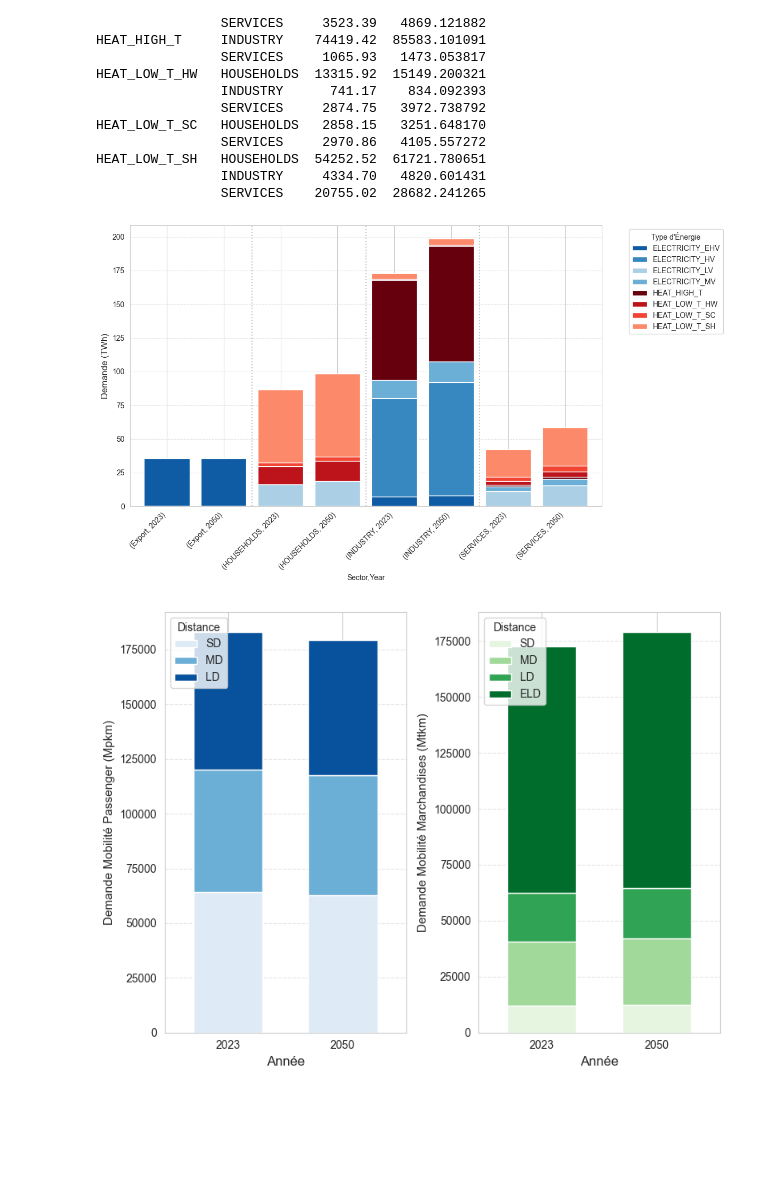
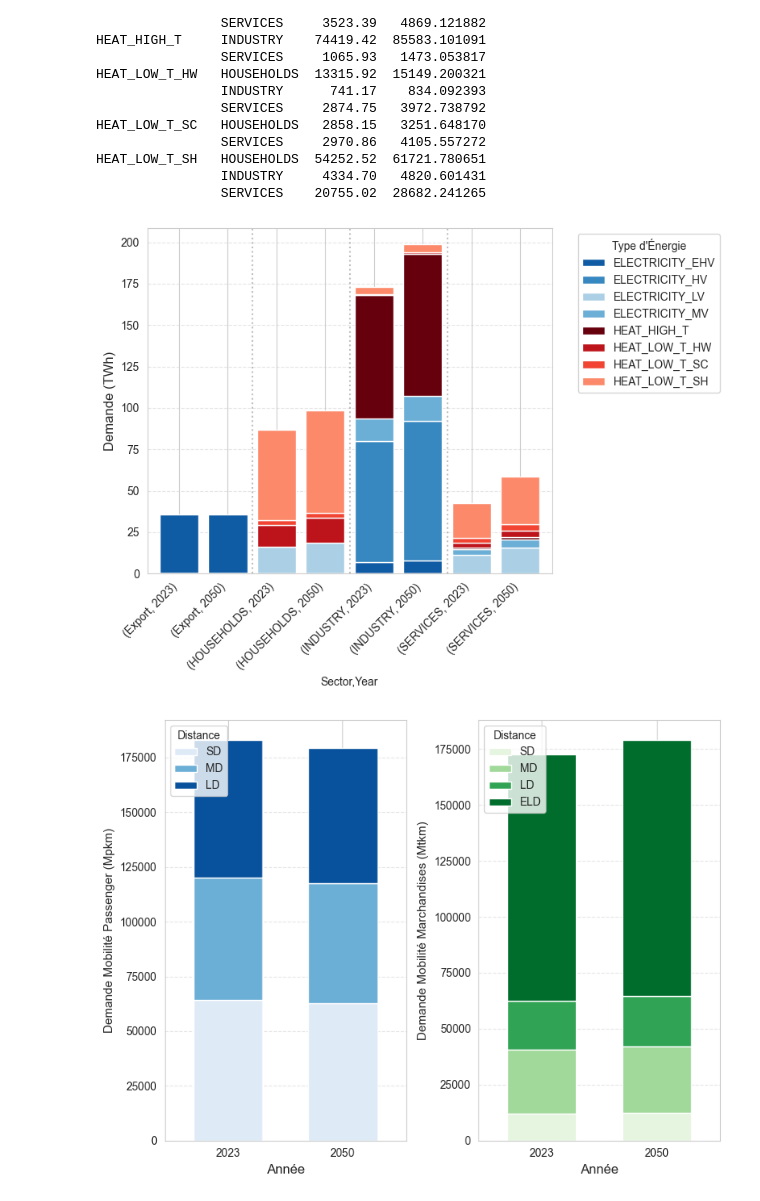
Before and after one commit to CIRAIG/EnergyScope-Quebec, a Jupyter notebook: projects/peaks/01_Notebooks/Results.ipynb, the cells around one changed output. Saved outputs shown, nothing was run; the diff lists cells and outputs as text; code cells hidden in the pictures; blank space fills up the shorter version.

```diff
--- a/projects/peaks/01_Notebooks/Results.ipynb
+++ b/projects/peaks/01_Notebooks/Results.ipynb
@@ -745,35 +778,35 @@ if other_cols:
 custom_colors = [color_dict[col] for col in df_plot.columns]
 
 
 # 3. Génération du graphique en barres empilées (stacked)
-ax = df_plot.plot(kind='bar', stacked=True, figsize=(12, 7), color=custom_colors, width=0.8)
+ax = df_plot.plot(kind='bar', stacked=True, figsize=(8, 6), color=custom_colors, width=0.8)
 
 
 # 4. Amélioration visuelle et mise en forme
 plt.ylabel("Demande (TWh)", fontsize=12)
 plt.grid(axis='y', linestyle='--', alpha=0.5)
 
 # Ajuster la légende pour qu'elle ne cache pas les barres
 handles, labels = ax.get_legend_handles_labels()
 
 # Légende forcée dans le bon ordre
 ax.legend(handles, labels,
           title="Type d'Énergie",
           bbox_to_anchor=(1.05, 1),
           loc='upper left',
           fontsize=10)
 
 # Améliorer la lisibilité des étiquettes de l'axe X
 plt.xticks(rotation=45, ha='right')
 
 # Ajouter des lignes de séparation visuelle entre les secteurs
 for i in range(2, len(df_plot), 2):
     plt.axvline(x=i-0.5, color='gray', linestyle=':', alpha=0.5)
 
 plt.tight_layout()
 plt.show()
 # %% [output]
-[figure, old version]
+[figure, new version]
 # %%
 demand_2023_raw = results_wo_peaks_2023_update.parameters['end_uses_demand_year']
 demand_2050_raw = results_wo_peaks_2050_carboneutre.parameters['end_uses_demand_year']
```
Also changed, not shown: parts of 45 cells of this notebook, 24 other files.
